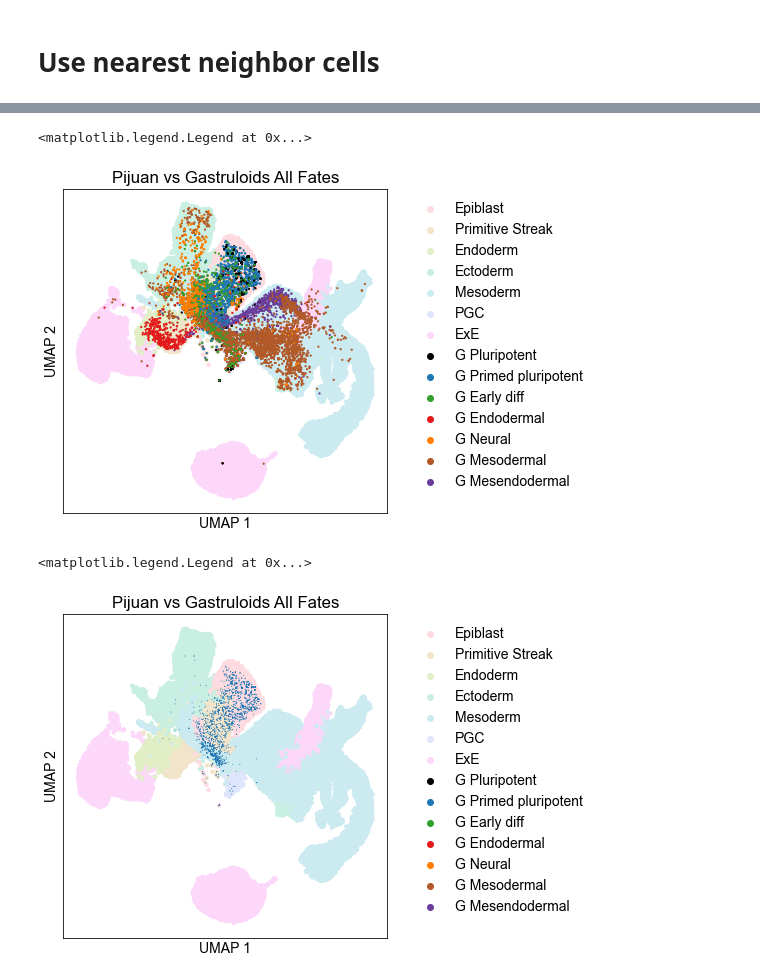
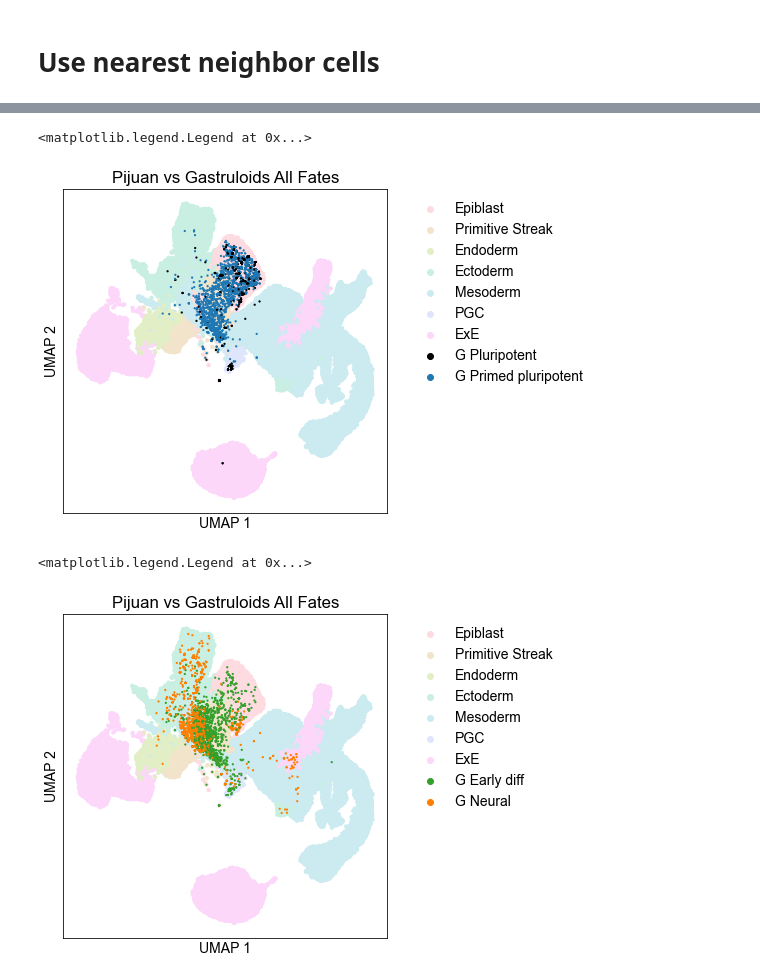
Before and after one commit to grinic/scRNAseq_gastruloids2020, a Jupyter notebook: integration/pijuan_anlas_useNN/plot_integration.ipynb, the cells around one changed output, grey strips where cells are left out. Saved outputs shown, nothing was run; the diff lists cells and outputs as text; code cells hidden in the pictures.

```diff
--- a/integration/pijuan_anlas_useNN/plot_integration.ipynb
+++ b/integration/pijuan_anlas_useNN/plot_integration.ipynb
@@ -158,6 +250,6 @@ anlastype_order = ['G Pluripotent','G Primed pluripotent','G Early diff','G Endo
                    'G Neural','G Mesodermal','G Mesendodermal']
 
 cp = sns.color_palette("husl", 7)
-cp = [lighten_color(i,0.25) for i in cp]
+cp = [lighten_color(i,0.4) for i in cp]
 ca = sns.color_palette("Paired")
 ca = [(0.,0.,0.),ca[1],ca[3],ca[5],ca[7],ca[11],ca[9]]
@@ -163,0 +258,4 @@ ca = [(0.,0.,0.),ca[1],ca[3],ca[5],ca[7],ca[11],ca[9]]
+# %%
+df2 = df[df.dataset=='anlas']
+
+s = df2.groupby('stage')['celltype'].value_counts(normalize=True).mul(100)
@@ -504,0 +669,23 @@ distances, indices = nbrs.kneighbors(corrected_anlas)
+# %%
+import pickle
+from sklearn.neighbors import NearestNeighbors
+if not os.path.exists(os.path.join(folder,'kNN.pickle')):
+    print('Training and Saving NN model')
+    nbrs = NearestNeighbors(n_neighbors=30, algorithm='ball_tree').fit(corrected_pijuan)
+    pickle.dump(nbrs, open(os.path.join(folder,'kNN.pickle'),'wb'))
+
+else:
+    print('Loading NN model')
+    nbrs = pickle.load(open(os.path.join(folder,'kNN.pickle'),'rb'))
+
+if not os.path.exists(os.path.join(folder,'mapped_cells.pickle')):
+    print('Computing neighbors and saving')
+    distances, indices = nbrs.kneighbors(corrected_anlas)
+    pickle.dump([distances,indices], open(os.path.join(folder,'mapped_cells.pickle'),'wb'))
+else:
+    print('Loading neighbors and saving')
+    distances, indices = pickle.load(open(os.path.join(folder,'mapped_cells.pickle'),'rb'))
+
+### select only the first N closest cells
+# distances = distances[:,:1]
+# indices = indices[:,:1]
@@ -565,4 +860,6 @@ cells = cells.reset_index()
 # %%
+d = cells[(cells.type_anlas=='G Primed pluripotent')|(cells.type_anlas=='G Pluripotent')]
+
 fig, ax = plt.subplots(figsize=(10,6))
 fig.subplots_adjust(left=0.15, right=0.6, top=0.9, bottom=0.15)
 
@@ -576,11 +873,11 @@ sns.scatterplot(data=df1, x='V1', y='V2',
                 ax=ax,
                 rasterized=True
                )
-g2 = sns.scatterplot(data=cells, x='V1', y='V2',
+g2 = sns.scatterplot(data=d, x='V1', y='V2',
                 s=5,
                 hue='type_anlas',
-                hue_order=anlastype_order,
-                palette=ca,
+                hue_order=anlastype_order[:2],
+                palette=ca[:2],
                 linewidth=0, alpha=1.,
                 edgecolors='none',
                 ax=ax,
@@ -598,41 +895,43 @@ plt.legend(frameon=False,bbox_to_anchor=(1.05, 1))
 #fig.savefig(os.path.join(folder,'pijuanFate_vs_gastrFateAll.pdf'), dpi=600)
 # %% [output]
 <matplotlib.legend.Legend at 0x...>
-[figure, old version]
+[figure, new version]
 # %%
+d = cells[(cells.type_anlas=='G Early diff')|(cells.type_anlas=='G Neural')]
+
 fig, ax = plt.subplots(figsize=(10,6))
 fig.subplots_adjust(left=0.15, right=0.6, top=0.9, bottom=0.15)
 
 sns.scatterplot(data=df1, x='V1', y='V2',
                 s=20,
                 hue='celltype',
                 hue_order=mousetype_order,
                 palette=cp,
                 linewidth=0, alpha=1.,
                 edgecolors='none',
                 ax=ax,
                 rasterized=True
                )
-g2 = sns.scatterplot(data=cells[cells.type_anlas=='G Primed pluripotent'], x='V1', y='V2',
-                s=1,
+g2 = sns.scatterplot(data=d, x='V1', y='V2',
+                s=5,
                 hue='type_anlas',
-                hue_order=anlastype_order,
-                palette=ca,
+                hue_order=['G Early diff','G Neural'],
+                palette = [ca[2],ca[4]],
                 linewidth=0, alpha=1.,
                 edgecolors='none',
                 ax=ax,
                 rasterized=True)
 ax.set_xlabel('UMAP 1')
 ax.set_ylabel('UMAP 2')
 
 ax.set_xticks([])
 ax.set_yticks([])
 
 ax.set_title('Pijuan vs Gastruloids All Fates')
 
 plt.legend(frameon=False,bbox_to_anchor=(1.05, 1))
 
 #fig.savefig(os.path.join(folder,'pijuanFate_vs_gastrFateAll.pdf'), dpi=600)
 # %% [output]
 <matplotlib.legend.Legend at 0x...>
-[figure, old version]
+[figure, new version]
```
Also changed, not shown: parts of 22 cells of this notebook.
